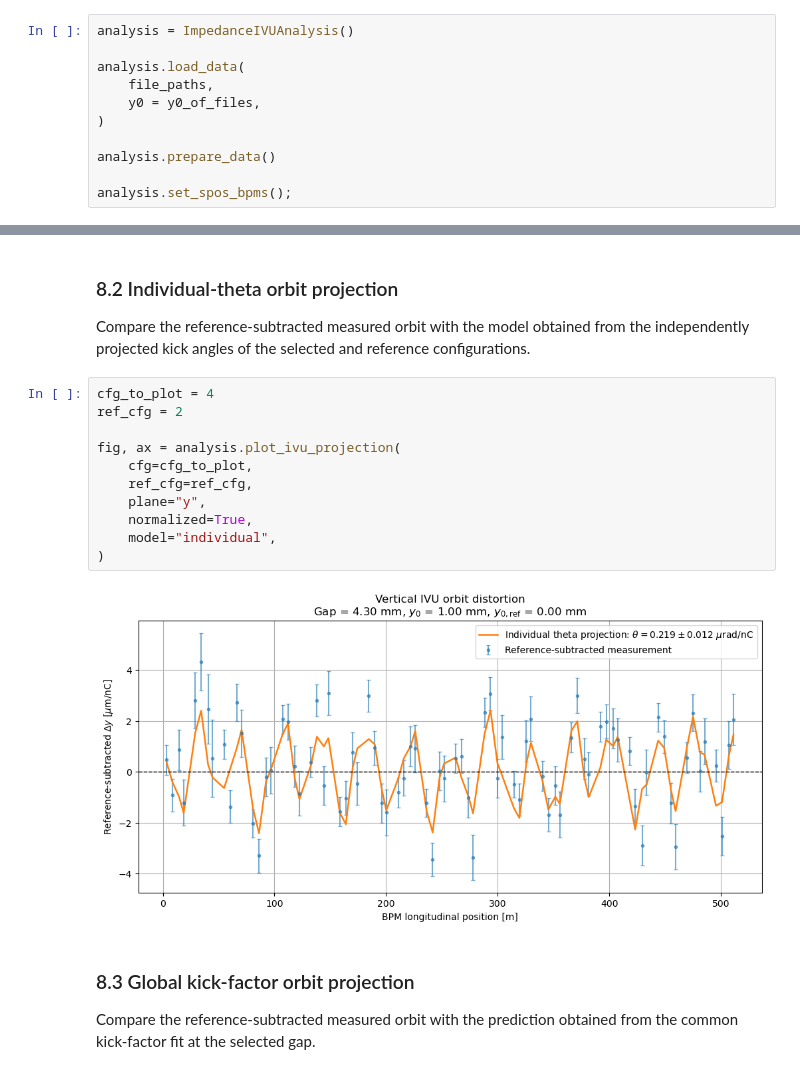
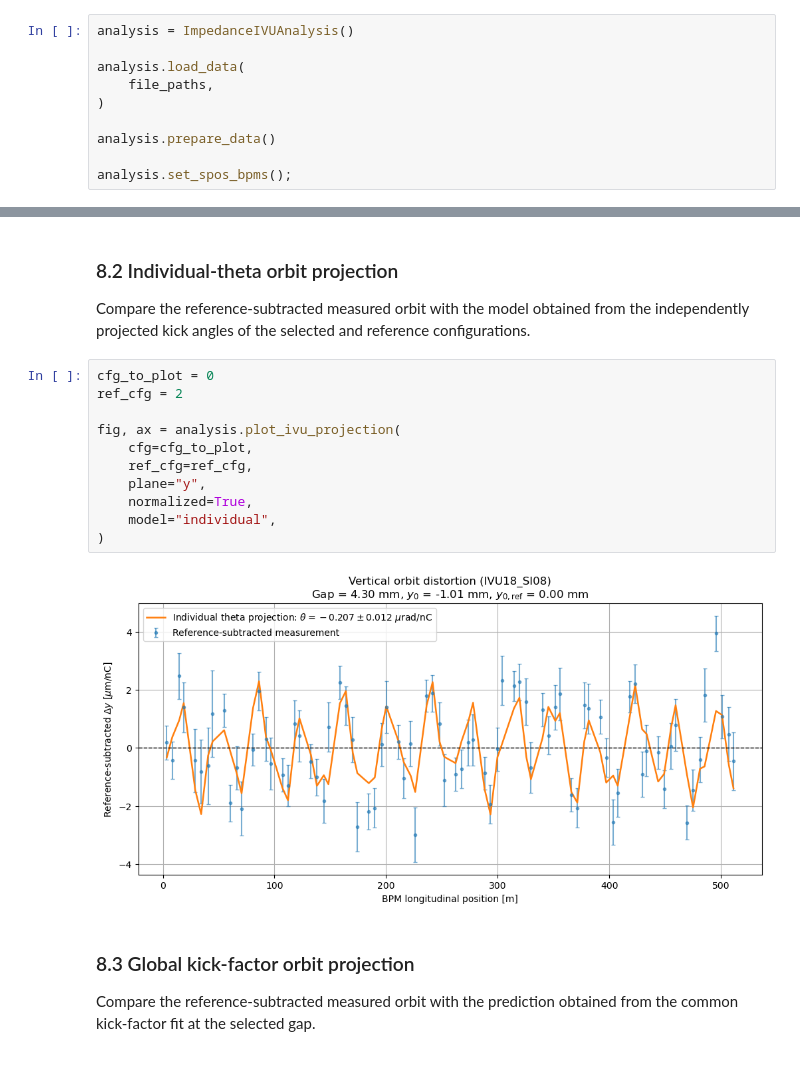
Before and after one commit to HenriqueWS11/fac-henrique, a Jupyter notebook: coding/machine_studies/measurement_run_and_analysis/do_analysis_final.ipynb, the cells around one changed output, grey strips where cells are left out. Cells and saved outputs as stored; diff of their text form.

```diff
--- a/coding/machine_studies/measurement_run_and_analysis/do_analysis_final.ipynb
+++ b/coding/machine_studies/measurement_run_and_analysis/do_analysis_final.ipynb
@@ -67,7 +61,6 @@ analysis = ImpedanceIVUAnalysis()
 
 analysis.load_data(
     file_paths,
-    y0 = y0_of_files,
 )
 
 analysis.prepare_data()
@@ -299,18 +324,18 @@ Compare the reference-subtracted measured orbit with the model obtained
 from the independently projected kick angles of the selected and
 reference configurations.
 # %%
-cfg_to_plot = 4
+cfg_to_plot = 0
 ref_cfg = 2
 
 fig, ax = analysis.plot_ivu_projection(
     cfg=cfg_to_plot,
     ref_cfg=ref_cfg,
     plane="y",
     normalized=True,
     model="individual",
 )
 # %% [output]
-[figure, old version]
+[figure, new version]
 # %% [markdown]
 ### 8.3 Global kick-factor orbit projection
 
```
Also changed, not shown: parts of 14 cells of this notebook, 38 other files.
